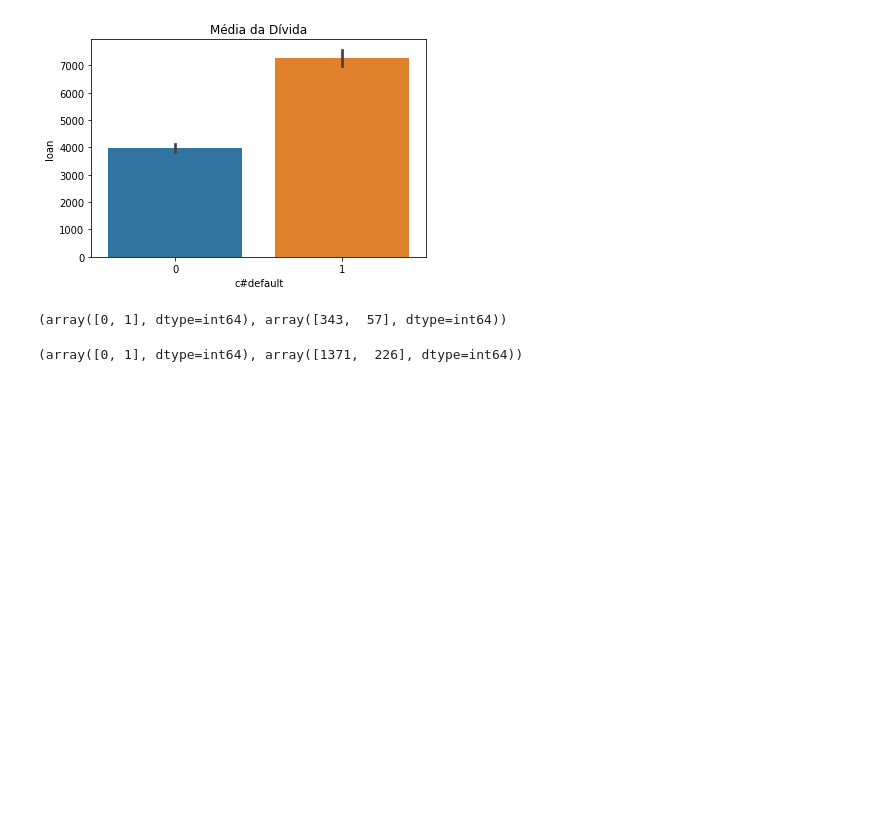
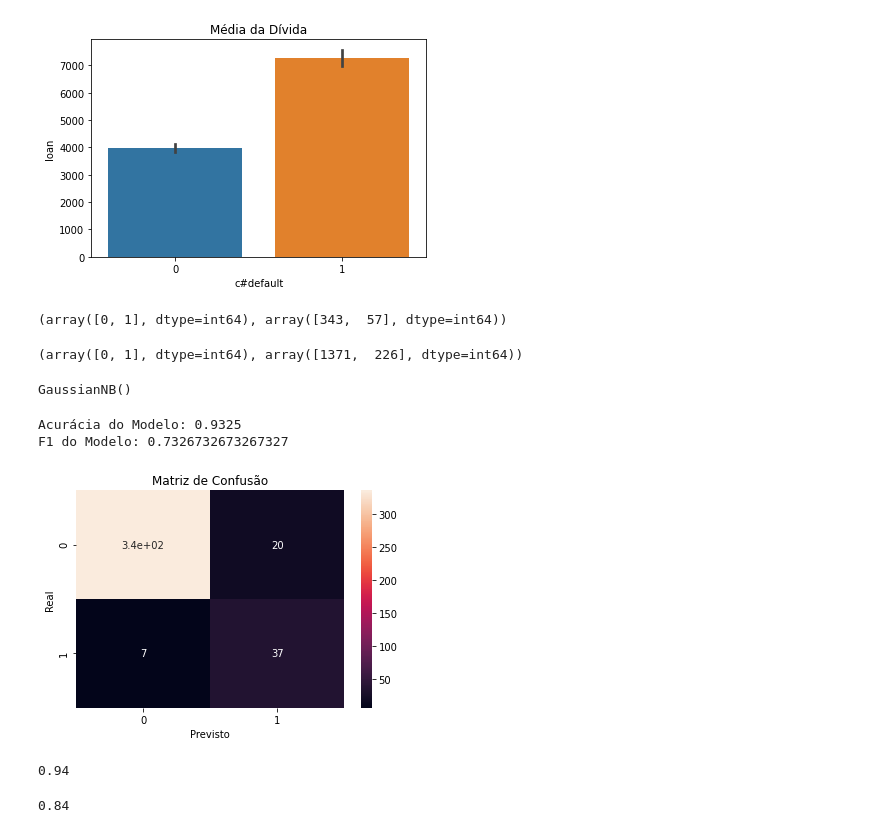
Before and after one commit to Gabrieleas10/Distribuicoes_Probabilidades, a Jupyter notebook: estatistica_completa.ipynb, the cells around one changed output. Drawn from its saved outputs; the diff is of its cells as text; code cells hidden in the pictures; blank space fills up the shorter version.

```diff
--- a/estatistica_completa.ipynb
+++ b/estatistica_completa.ipynb
@@ -355,0 +360,34 @@ np.unique(Y_train, return_counts=True)
+# %%
+# criação do modelo e fit
+modelo = GaussianNB()
+modelo.fit(X_train, Y_train)
+# %% [output]
+GaussianNB()
+# %%
+# previsão do modelo
+previsoes = modelo.predict(X_test)
+# %%
+# métricas do modelo
+print('Acurácia do Modelo:',accuracy_score(previsoes, Y_test))
+print('F1 do Modelo:',f1_score(previsoes, Y_test))
+# %% [output]
+Acurácia do Modelo: 0.9325
+F1 do Modelo: 0.7326732673267327
+# %%
+# matriz de confusão
+cm = confusion_matrix(previsoes, Y_test)
+sns.heatmap(cm, annot=True).set_xlabel('Previsto')
+plt.ylabel('Real')
+plt.title('Matriz de Confusão');
+# %% [output]
+[figure, added]
+# %%
+# percentual de acerto para pessoas que pagam o emprestimo
+round(340 / (340 + 20),2)
+# %% [output]
+0.94
+# %%
+# percentual de acerto para pessoas que não pagam o emprestimo
+round(37 / (37 + 7),2)
+# %% [output]
+0.84
```
Also changed, not shown: parts of 1 cell of this notebook.
